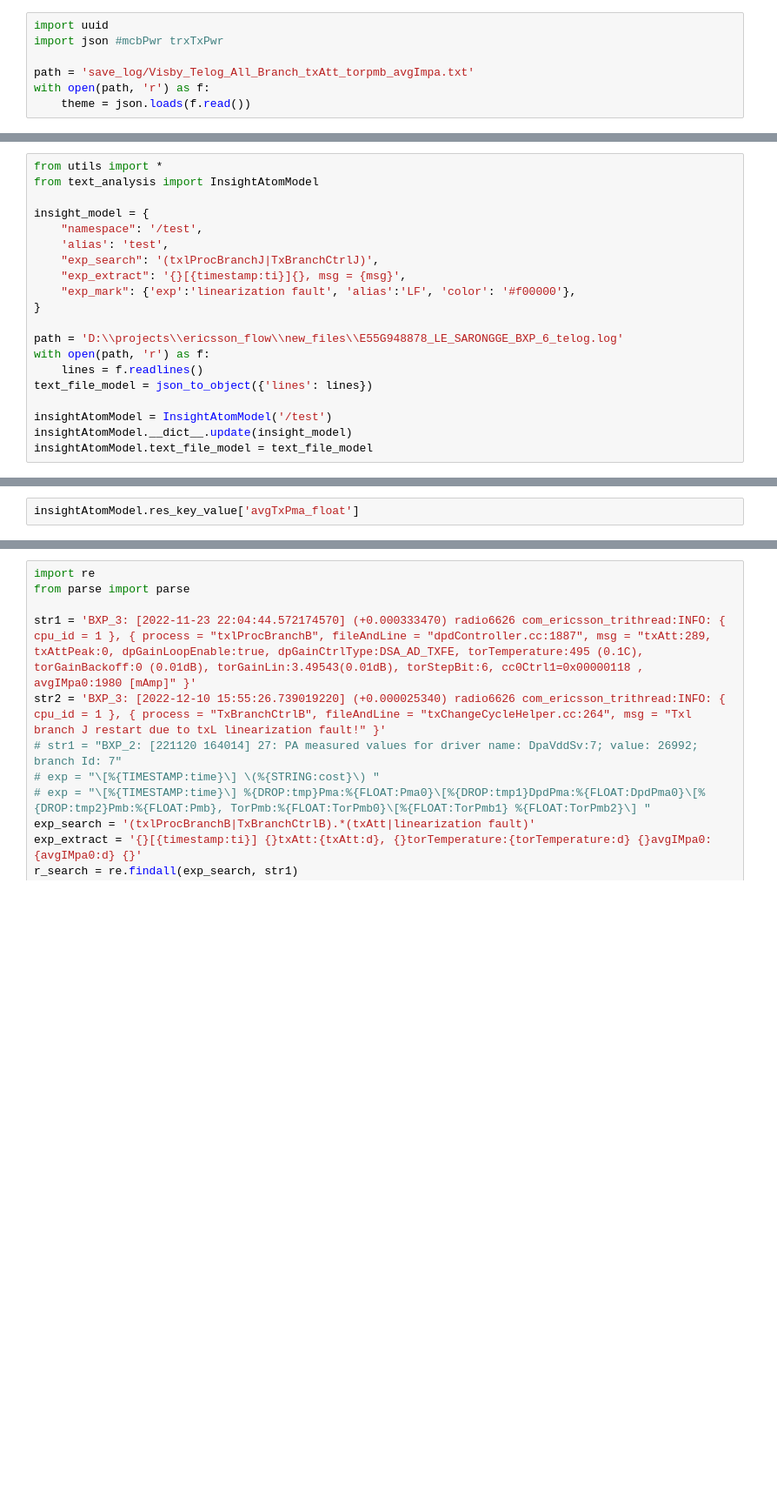
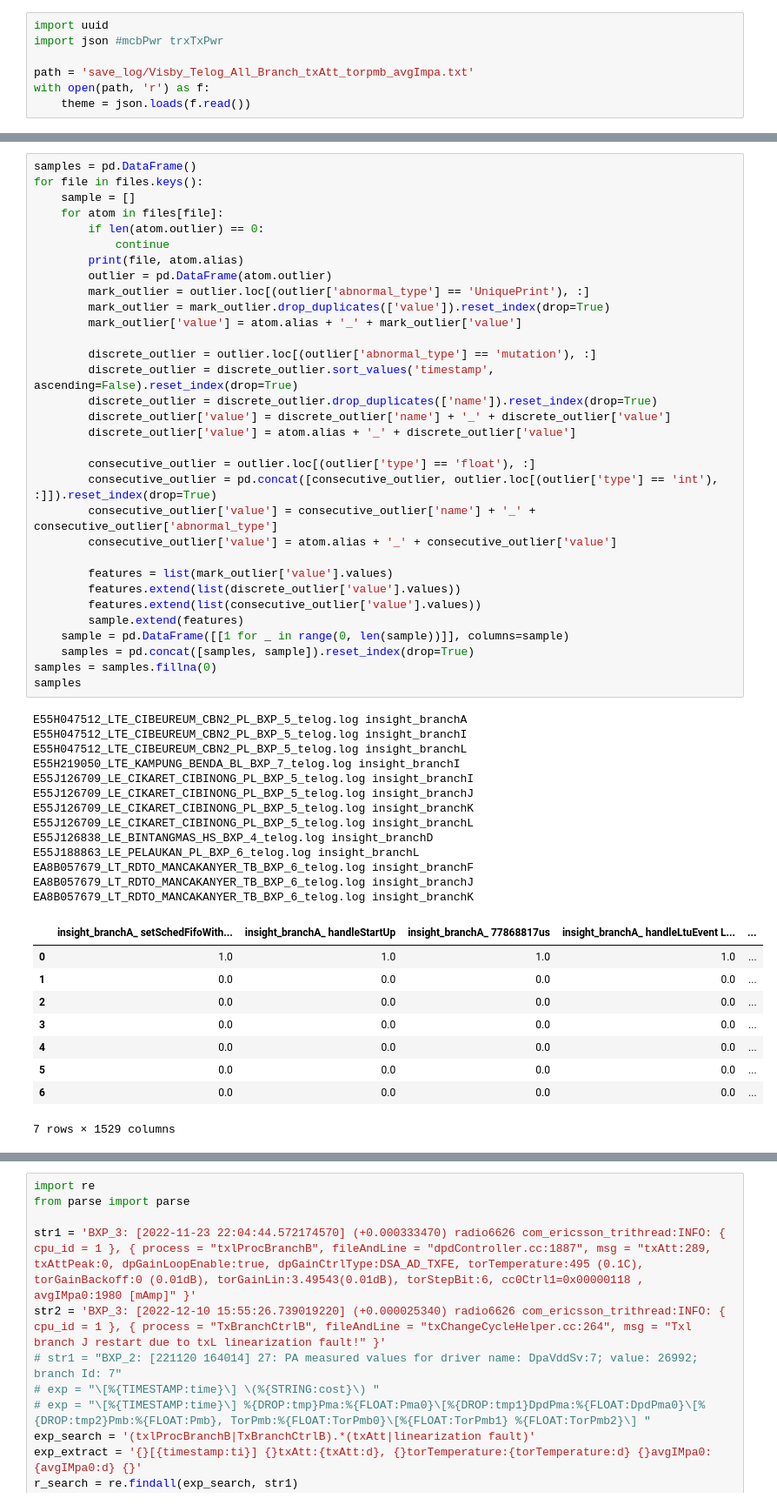
Before and after one commit to dj-lei/eric_toolsets, a Jupyter notebook: src/python/debug.ipynb, the cells around one changed output, grey strips where cells are left out. Shown at 87% size. Cells and saved outputs as stored; diff of their text form; blank space fills up the shorter version.

Commit message:
continue

```diff
--- a/src/python/debug.ipynb
+++ b/src/python/debug.ipynb
@@ -367,21 +315 @@ search_atom_model = search_function_model.search_atom_models[model['namespace']]
-# %%
-from utils import *
-from text_analysis import InsightAtomModel
-
-insight_model = {
-    "namespace": '/test',
-    'alias': 'test',
-    "exp_search": '(txlProcBranchJ|TxBranchCtrlJ)',
-    "exp_extract": '{}[{timestamp:ti}]{}, msg = {msg}',
-    "exp_mark": {'exp':'linearization fault', 'alias':'LF', 'color': '#f00000'},
-}
-
-path = 'D:\\projects\\ericsson_flow\\new_files\\E55G948878_LE_SARONGGE_BXP_6_telog.log'
-with open(path, 'r') as f:
-    lines = f.readlines()
-text_file_model = json_to_object({'lines': lines})
-
-insightAtomModel = InsightAtomModel('/test')
-insightAtomModel.__dict__.update(insight_model)
-insightAtomModel.text_file_model = text_file_model
 # %%
@@ -389,3 +356,56 @@ insightAtomModel.insight()
-# %%
-insightAtomModel.res_key_value['avgTxPma_float']
+# %%
+samples = pd.DataFrame()
+for file in files.keys():
+    sample = []
+    for atom in files[file]:
+        if len(atom.outlier) == 0:
+            continue
+        print(file, atom.alias)
+        outlier = pd.DataFrame(atom.outlier)
+        mark_outlier = outlier.loc[(outlier['abnormal_type'] == 'UniquePrint'), :]
+        mark_outlier = mark_outlier.drop_duplicates(['value']).reset_index(drop=True)
+        mark_outlier['value'] = atom.alias + '_' + mark_outlier['value']
+
+        discrete_outlier = outlier.loc[(outlier['abnormal_type'] == 'mutation'), :]
+        discrete_outlier = discrete_outlier.sort_values('timestamp', ascending=False).reset_index(drop=True)
+        discrete_outlier = discrete_outlier.drop_duplicates(['name']).reset_index(drop=True)
+        discrete_outlier['value'] = discrete_outlier['name'] + '_' + discrete_outlier['value']
+        discrete_outlier['value'] = atom.alias + '_' + discrete_outlier['value']
+
+        consecutive_outlier = outlier.loc[(outlier['type'] == 'float'), :]
+        consecutive_outlier = pd.concat([consecutive_outlier, outlier.loc[(outlier['type'] == 'int'), :]]).reset_index(drop=True)
+        consecutive_outlier['value'] = consecutive_outlier['name'] + '_' + consecutive_outlier['abnormal_type']
+        consecutive_outlier['value'] = atom.alias + '_' + consecutive_outlier['value']
+
+        features = list(mark_outlier['value'].values)
+        features.extend(list(discrete_outlier['value'].values))
+        features.extend(list(consecutive_outlier['value'].values))
+        sample.extend(features)
+    sample = pd.DataFrame([[1 for _ in range(0, len(sample))]], columns=sample)
+    samples = pd.concat([samples, sample]).reset_index(drop=True)
+samples = samples.fillna(0)
+samples
+# %% [output]
+E55H047512_LTE_CIBEUREUM_CBN2_PL_BXP_5_telog.log insight_branchA
+E55H047512_LTE_CIBEUREUM_CBN2_PL_BXP_5_telog.log insight_branchI
+E55H047512_LTE_CIBEUREUM_CBN2_PL_BXP_5_telog.log insight_branchL
+E55H219050_LTE_KAMPUNG_BENDA_BL_BXP_7_telog.log insight_branchI
+E55J126709_LE_CIKARET_CIBINONG_PL_BXP_5_telog.log insight_branchI
+E55J126709_LE_CIKARET_CIBINONG_PL_BXP_5_telog.log insight_branchJ
+E55J126709_LE_CIKARET_CIBINONG_PL_BXP_5_telog.log insight_branchK
+E55J126709_LE_CIKARET_CIBINONG_PL_BXP_5_telog.log insight_branchL
+E55J126838_LE_BINTANGMAS_HS_BXP_4_telog.log insight_branchD
+E55J188863_LE_PELAUKAN_PL_BXP_6_telog.log insight_branchL
+EA8B057679_LT_RDTO_MANCAKANYER_TB_BXP_6_telog.log insight_branchF
+EA8B057679_LT_RDTO_MANCAKANYER_TB_BXP_6_telog.log insight_branchJ
+EA8B057679_LT_RDTO_MANCAKANYER_TB_BXP_6_telog.log insight_branchK
+|  | insight_branchA_ setSchedFifoWith... | insight_branchA_ handleStartUp | insight_branchA_ 77868817us | insight_branchA_ handleLtuEvent L... | ... |
+| 0 | 1.0 | 1.0 | 1.0 | 1.0 | ... |
+| 1 | 0.0 | 0.0 | 0.0 | 0.0 | ... |
+| 2 | 0.0 | 0.0 | 0.0 | 0.0 | ... |
+| 3 | 0.0 | 0.0 | 0.0 | 0.0 | ... |
+| 4 | 0.0 | 0.0 | 0.0 | 0.0 | ... |
+| 5 | 0.0 | 0.0 | 0.0 | 0.0 | ... |
+| 6 | 0.0 | 0.0 | 0.0 | 0.0 | ... |
+7 rows × 1529 columns
 # %%
```
Also changed, not shown: parts of 19 cells of this notebook, 18 other files.
